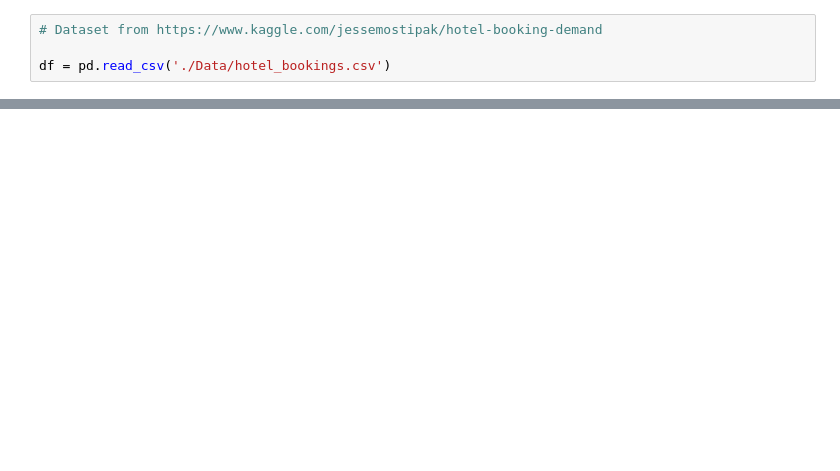
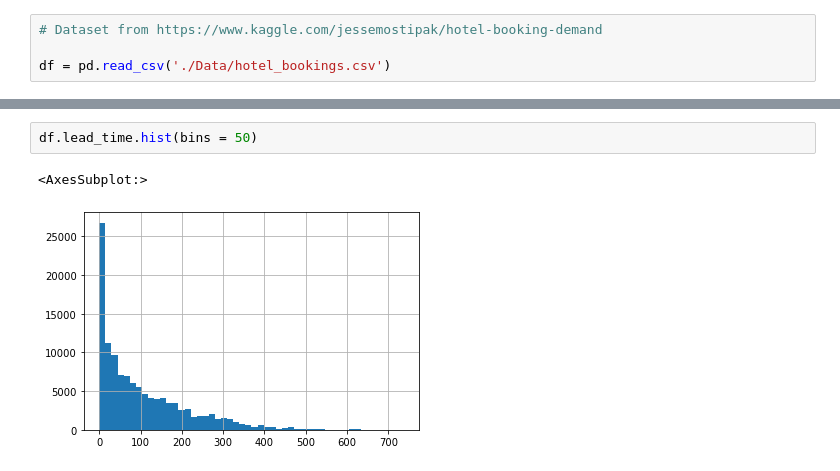
Before and after one commit to DJ1070/Hotel_Bookings, a Jupyter notebook: Hotel.ipynb, the cells around one changed output, grey strips where cells are left out. Cells and saved outputs as stored; diff of their text form; blank space fills up the shorter version.

```diff
--- a/Hotel.ipynb
+++ b/Hotel.ipynb
@@ -79,0 +138,5 @@ null_df
+# %%
+df.lead_time.hist(bins = 50)
+# %% [output]
+<AxesSubplot:>
+[figure, added]
```
Also changed, not shown: parts of 17 cells of this notebook.
